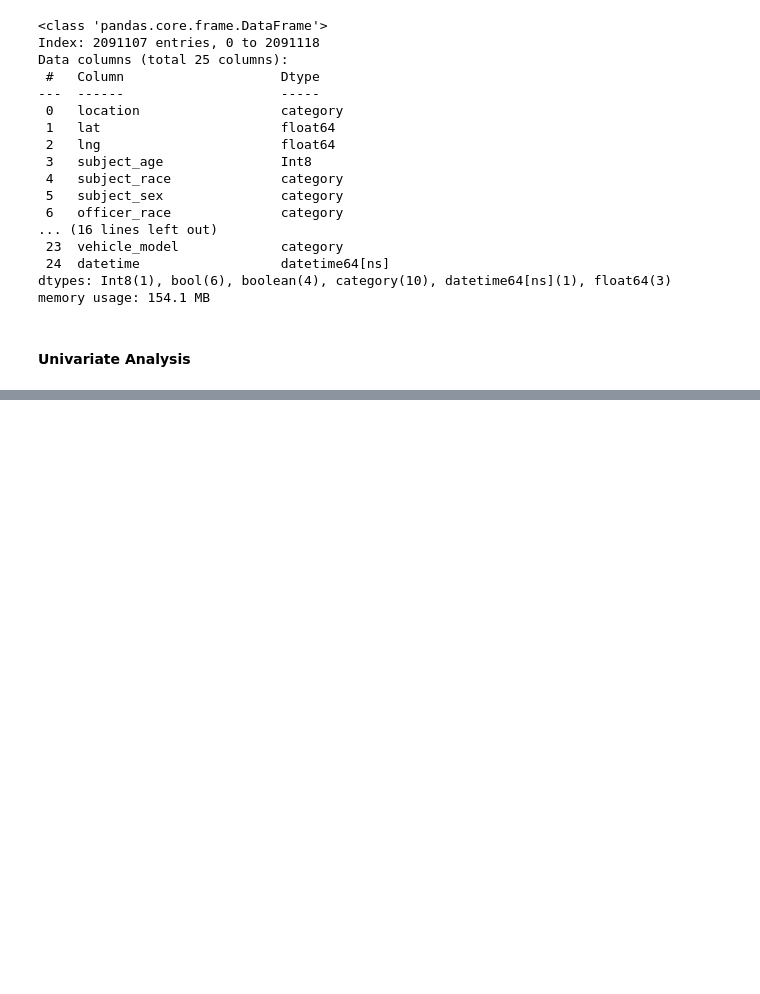
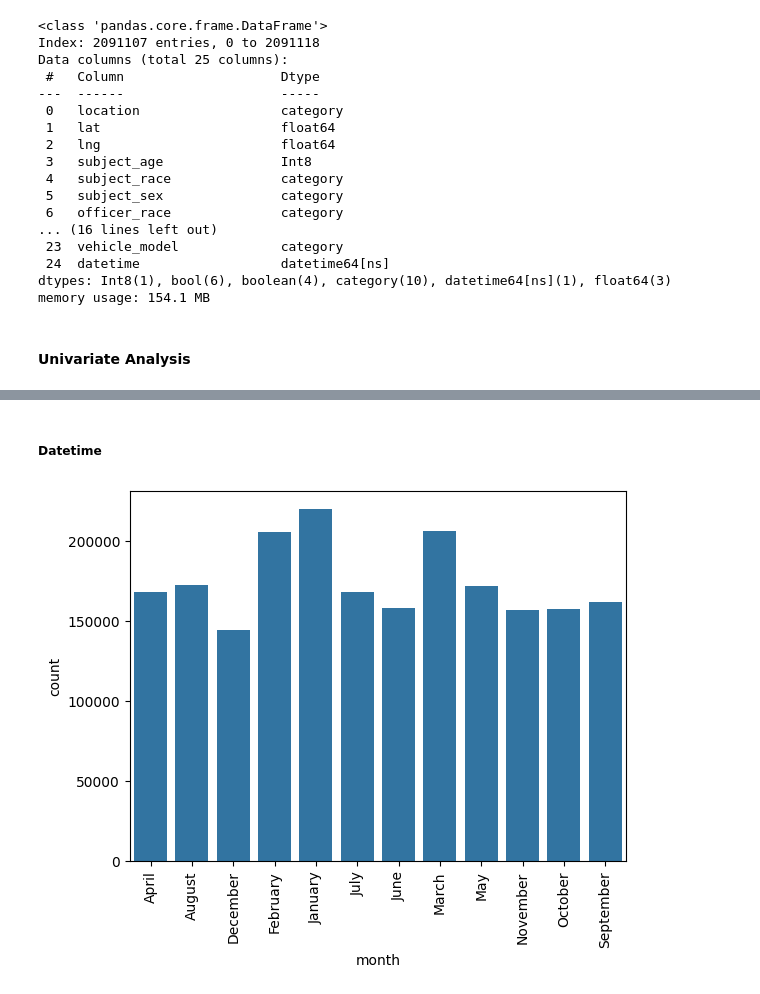
Before and after one commit to AMMARKHALID2004/EDA-Project, a Jupyter notebook: EDA.ipynb, the cells around one changed output, grey strips where cells are left out. Cells and saved outputs as stored; diff of their text form; code cells hidden in the pictures; blank space fills up the shorter version.

```diff
--- a/EDA.ipynb
+++ b/EDA.ipynb
@@ -125,3 +127,16 @@ sns.catplot(data=df,x='subject_age',kind='box')
 # %%
 #converting the mistyped ages to nan
-df.loc[df['subject_age']<16]=np.nan
+df.loc[df['subject_age']<16,'subject_age']=np.nan
+# %% [markdown]
+##### Datetime
+# %%
+df['month']=df['datetime'].dt.month_name().astype('category')
+df['weekday']=df['datetime'].dt.day_name().astype('category')
+df['time']=df['datetime'].dt.time
+df['date']=df['datetime'].dt.date
+# %%
+sns.countplot(data=df,x='month')
+plt.xticks(rotation='vertical')
+plt.show()
+# %% [output]
+[figure, added]
```
Also changed, not shown: parts of 36 cells of this notebook.
